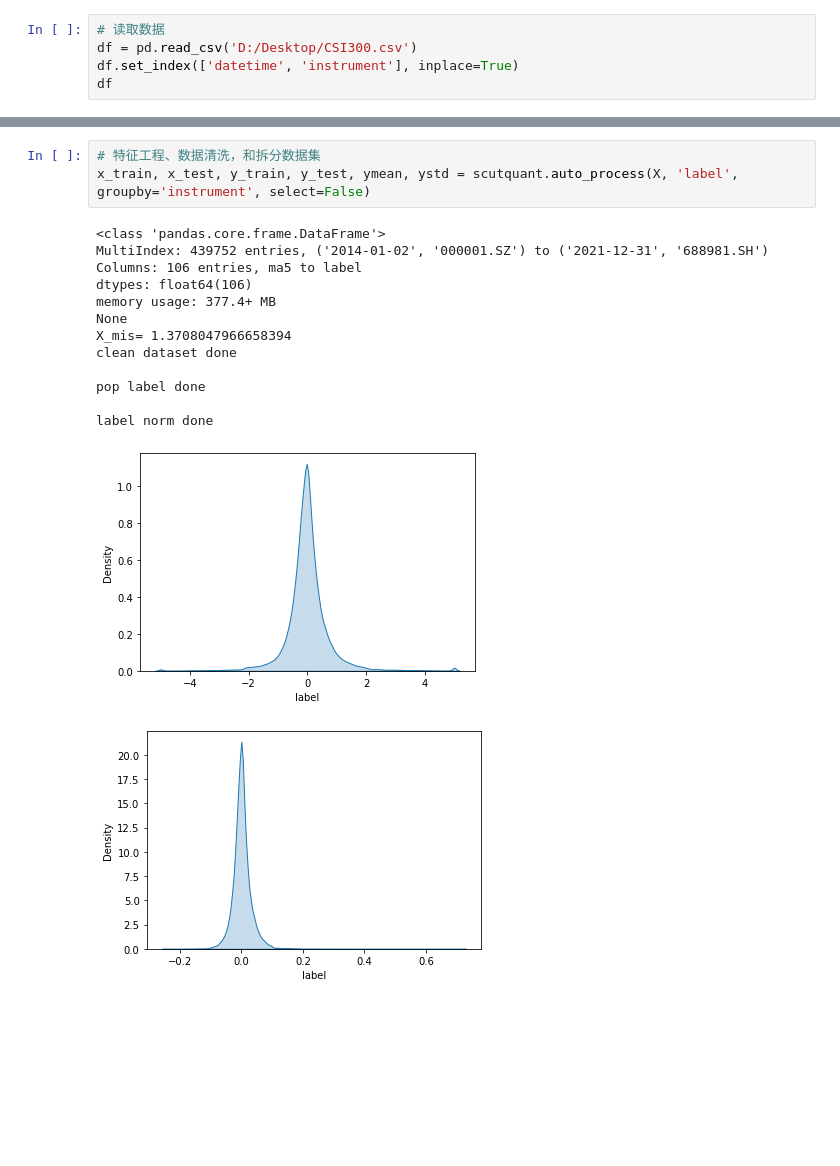
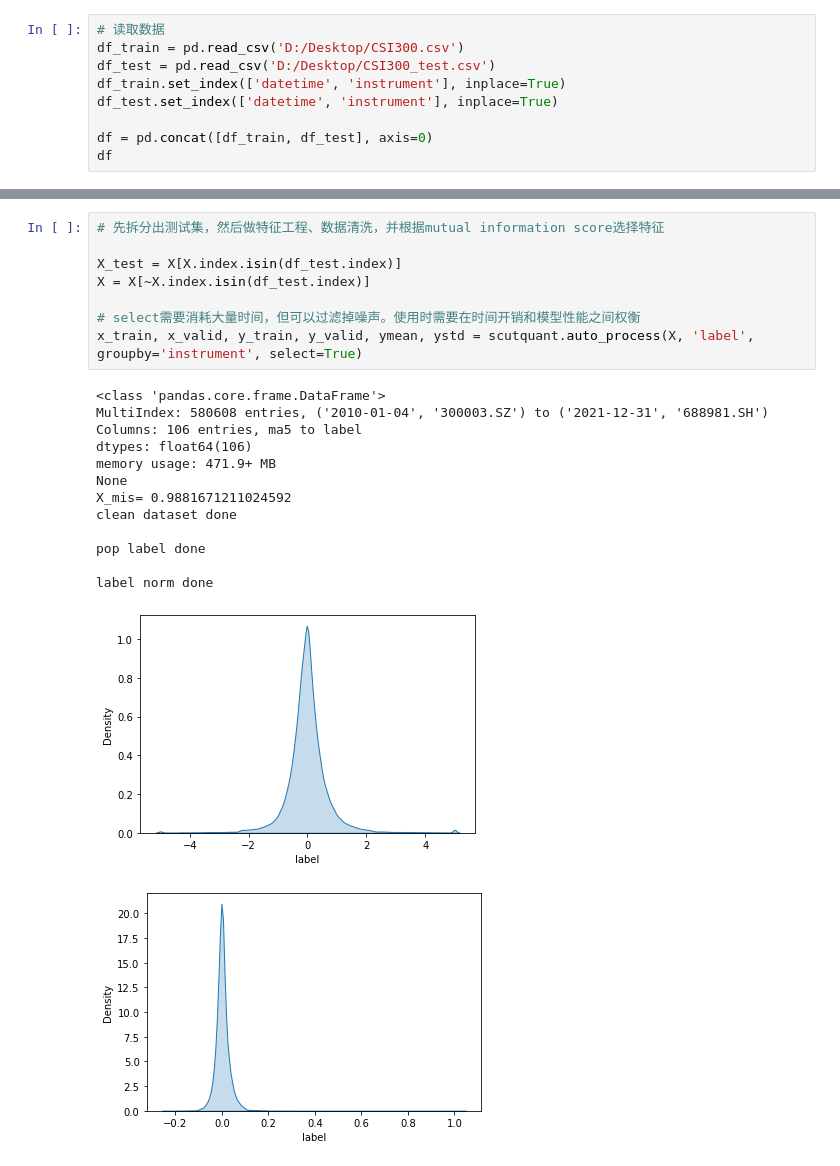
Before and after one commit to HaoningChen/scutquant, a Jupyter notebook: 实践案例/tutorial.ipynb, the cells around one changed output, grey strips where cells are left out. Saved outputs shown, nothing was run; the diff lists cells and outputs as text; blank space fills up the shorter version.

```diff
--- a/实践案例/tutorial.ipynb
+++ b/实践案例/tutorial.ipynb
@@ -4,8 +7,12 @@ import pandas as pd
 from scutquant import scutquant, alpha
 # %%
 # 读取数据
-df = pd.read_csv('D:/Desktop/CSI300.csv')
-df.set_index(['datetime', 'instrument'], inplace=True)
+df_train = pd.read_csv('D:/Desktop/CSI300.csv')
+df_test = pd.read_csv('D:/Desktop/CSI300_test.csv')
+df_train.set_index(['datetime', 'instrument'], inplace=True)
+df_test.set_index(['datetime', 'instrument'], inplace=True)
+
+df = pd.concat([df_train, df_test], axis=0)
 df
 # %% [output]
 |  |  | open | close | high | low | volume | amount |
@@ -84,21 +92,26 @@ X.describe()
 8 rows × 106 columns
 # %%
-# 特征工程、数据清洗，和拆分数据集
-x_train, x_test, y_train, y_test, ymean, ystd = scutquant.auto_process(X, 'label', groupby='instrument', select=False)
+# 先拆分出测试集，然后做特征工程、数据清洗，并根据mutual information score选择特征
+
+X_test = X[X.index.isin(df_test.index)]
+X = X[~X.index.isin(df_test.index)]
+
+# select需要消耗大量时间，但可以过滤掉噪声。使用时需要在时间开销和模型性能之间权衡
+x_train, x_valid, y_train, y_valid, ymean, ystd = scutquant.auto_process(X, 'label', groupby='instrument', select=True)
 # %% [output]
 <class 'pandas.core.frame.DataFrame'>
-MultiIndex: 439752 entries, ('2014-01-02', '000001.SZ') to ('2021-12-31', '688981.SH')
+MultiIndex: 580608 entries, ('2010-01-04', '300003.SZ') to ('2021-12-31', '688981.SH')
 Columns: 106 entries, ma5 to label
 dtypes: float64(106)
-memory usage: 377.4+ MB
+memory usage: 471.9+ MB
 None
-X_mis= 1.3708047966658394
+X_mis= 0.9881671211024592
 clean dataset done
 
 pop label done
 
 label norm done
-[figure, old version]
+[figure, new version]
-[figure, old version]
+[figure, new version]
 norm data done
 
```
Also changed, not shown: parts of 17 cells of this notebook.
